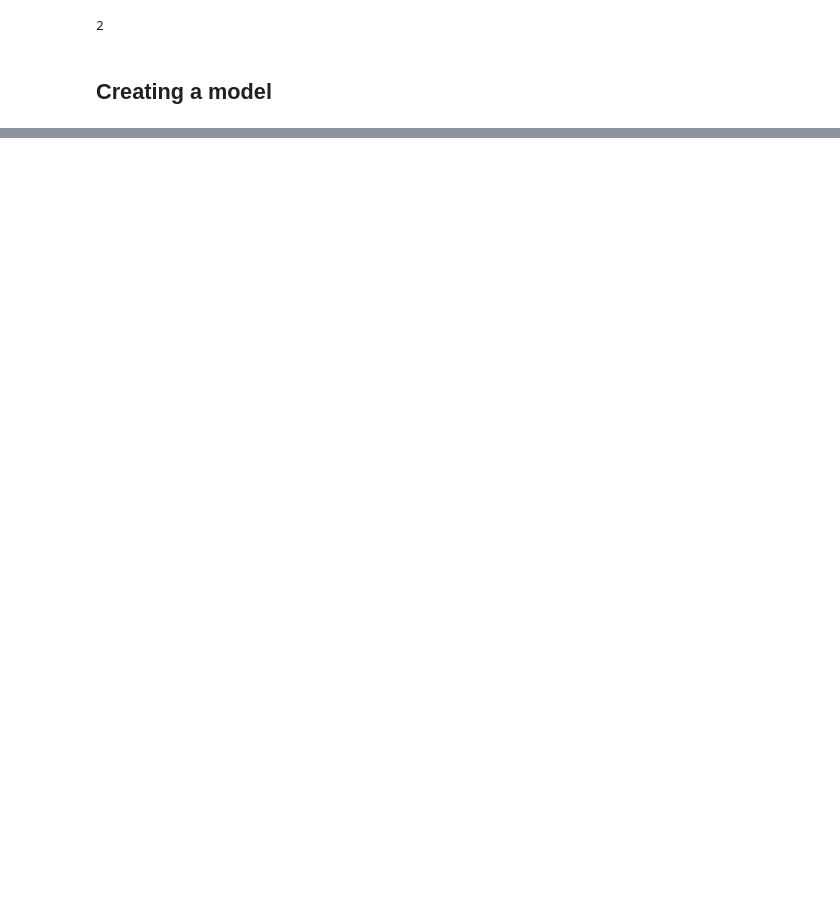
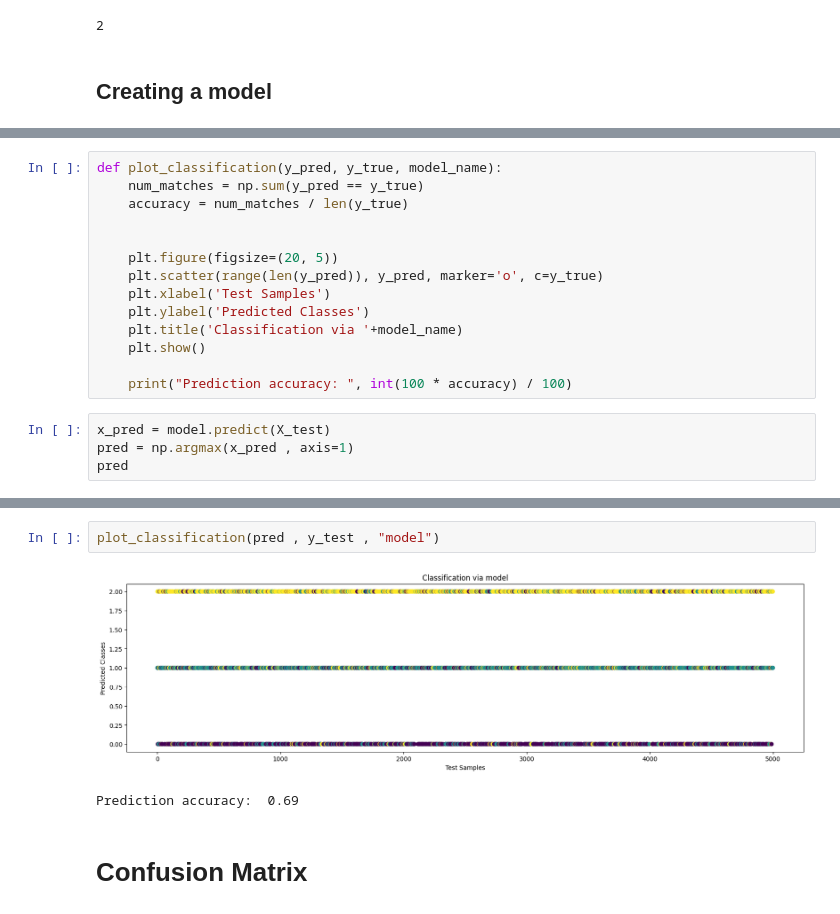
Before and after one commit to rafalgi/Liver-Cirrhosis-Stage-Classification-, a Jupyter notebook: projekt.ipynb, the cells around one changed output, grey strips where cells are left out. Saved outputs shown, nothing was run; the diff lists cells and outputs as text; blank space fills up the shorter version.

```diff
--- a/projekt.ipynb
+++ b/projekt.ipynb
@@ -386,0 +431,18 @@ plt.show()
+# %%
+def plot_classification(y_pred, y_true, model_name):
+    num_matches = np.sum(y_pred == y_true)
+    accuracy = num_matches / len(y_true)
+
+
+    plt.figure(figsize=(20, 5))
+    plt.scatter(range(len(y_pred)), y_pred, marker='o', c=y_true)
+    plt.xlabel('Test Samples')
+    plt.ylabel('Predicted Classes')
+    plt.title('Classification via '+model_name)
+    plt.show()
+
+    print("Prediction accuracy: ", int(100 * accuracy) / 100)
+# %%
+x_pred = model.predict(X_test)
+pred = np.argmax(x_pred , axis=1)
+pred
@@ -386,0 +467,7 @@ plt.show()
+# %%
+plot_classification(pred , y_test , "model")
+# %% [output]
+[figure, added]
+Prediction accuracy:  0.69
+# %% [markdown]
+# Confusion Matrix
```
Also changed, not shown: parts of 29 cells of this notebook.
